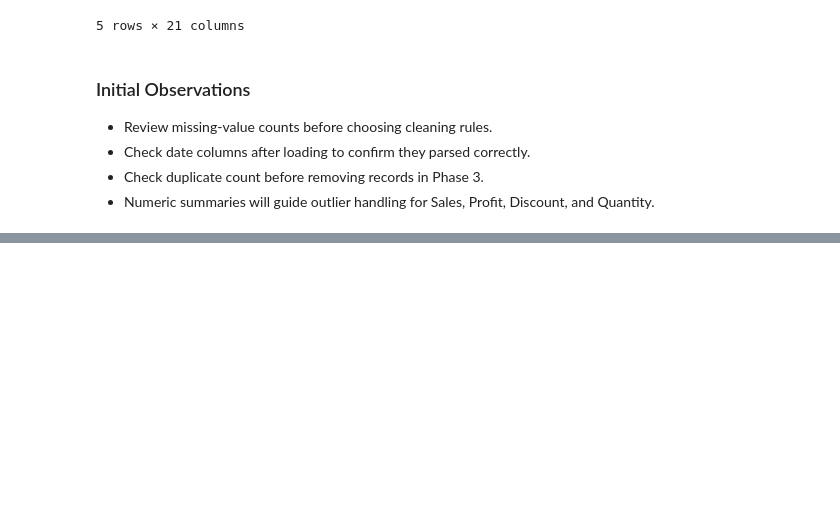
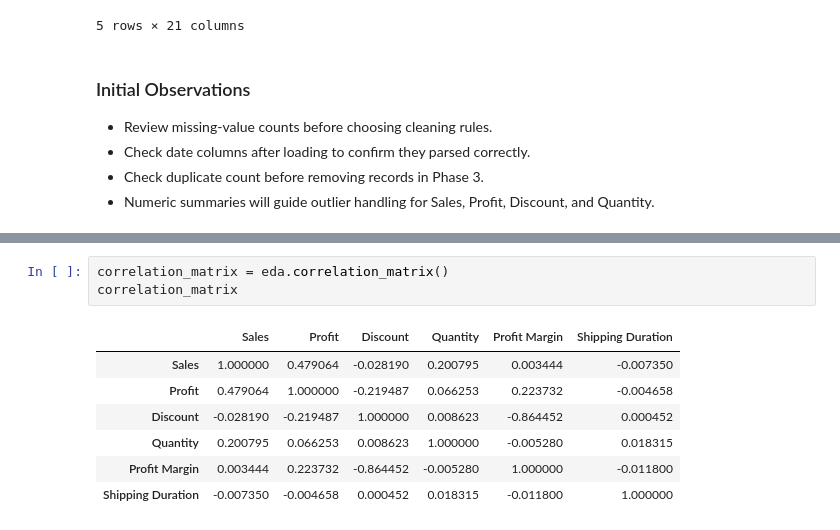
Before and after one commit to omardiab9951/Superstore-Sales-Analytics, a Jupyter notebook: mini_project_1.ipynb, the cells around one changed output, grey strips where cells are left out. Saved outputs shown, nothing was run; the diff lists cells and outputs as text; blank space fills up the shorter version.

```diff
--- a/mini_project_1.ipynb
+++ b/mini_project_1.ipynb
@@ -139,0 +493,11 @@ df.tail()
+# %%
+correlation_matrix = eda.correlation_matrix()
+correlation_matrix
+# %% [output]
+|  | Sales | Profit | Discount | Quantity | Profit Margin | Shipping Duration |
+| Sales | 1.000000 | 0.479064 | -0.028190 | 0.200795 | 0.003444 | -0.007350 |
+| Profit | 0.479064 | 1.000000 | -0.219487 | 0.066253 | 0.223732 | -0.004658 |
+| Discount | -0.028190 | -0.219487 | 1.000000 | 0.008623 | -0.864452 | 0.000452 |
+| Quantity | 0.200795 | 0.066253 | 0.008623 | 1.000000 | -0.005280 | 0.018315 |
+| Profit Margin | 0.003444 | 0.223732 | -0.864452 | -0.005280 | 1.000000 | -0.011800 |
+| Shipping Duration | -0.007350 | -0.004658 | 0.000452 | 0.018315 | -0.011800 | 1.000000 |
```
Also changed, not shown: parts of 18 cells of this notebook.
